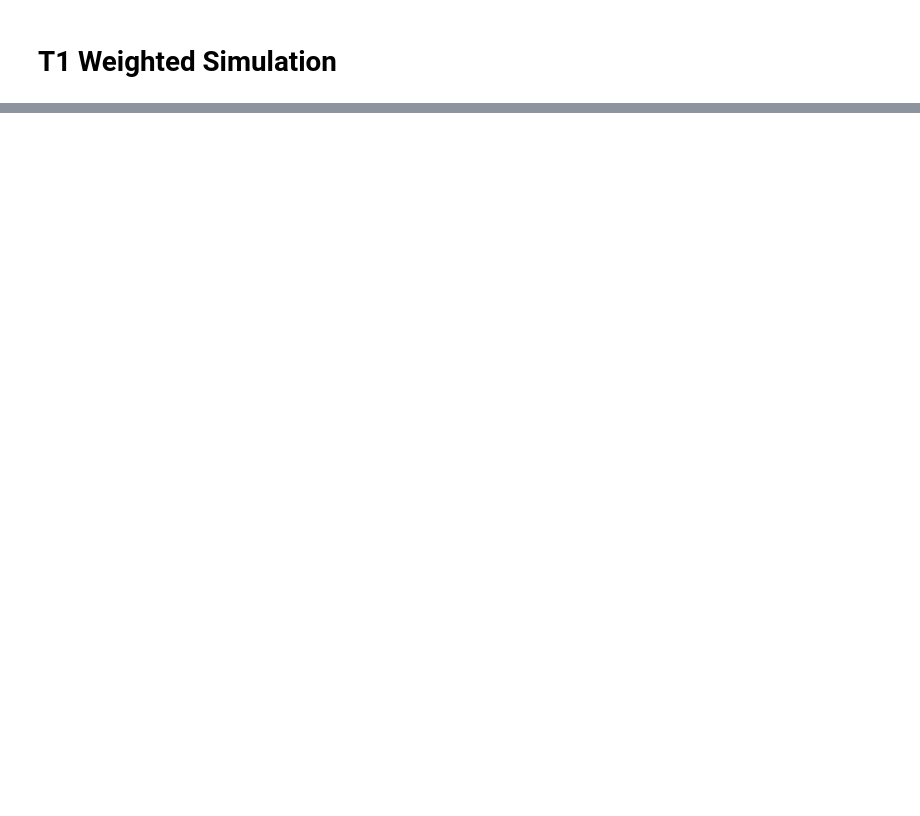
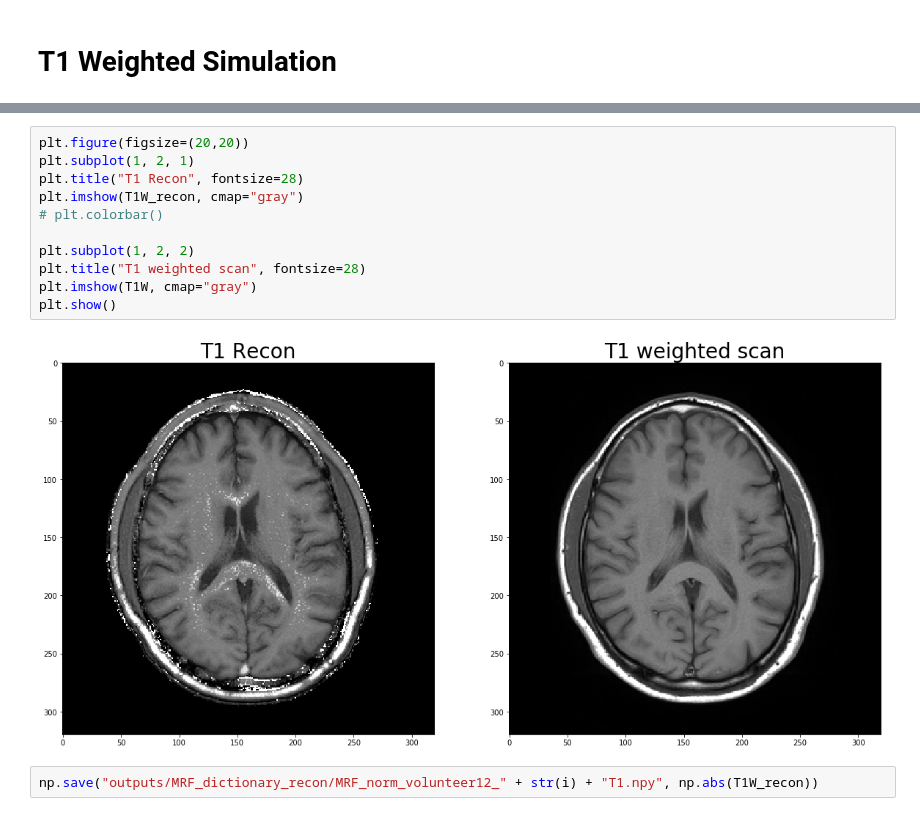
Before and after one commit to Ilya-Muromets/AutoMRF, a Jupyter notebook: MRF_Reconstruction.ipynb, the cells around one changed output, grey strips where cells are left out. Drawn from its saved outputs; the diff is of its cells as text; blank space fills up the shorter version.

```diff
--- a/MRF_Reconstruction.ipynb
+++ b/MRF_Reconstruction.ipynb
@@ -119,0 +125,15 @@ T2W = np.load("data/T2w_test/T2_norm_volunteer12_" + str(i) + ".npy")[0]
+# %%
+plt.figure(figsize=(20,20))
+plt.subplot(1, 2, 1)
+plt.title("T1 Recon", fontsize=28)
+plt.imshow(T1W_recon, cmap="gray")
+# plt.colorbar()
+
+plt.subplot(1, 2, 2)
+plt.title("T1 weighted scan", fontsize=28)
+plt.imshow(T1W, cmap="gray")
+plt.show()
+# %% [output]
+[figure, added]
+# %%
+np.save("outputs/MRF_dictionary_recon/MRF_norm_volunteer12_" + str(i) + "T1.npy", np.abs(T1W_recon))
```
Also changed, not shown: parts of 15 cells of this notebook, 3 other files.
